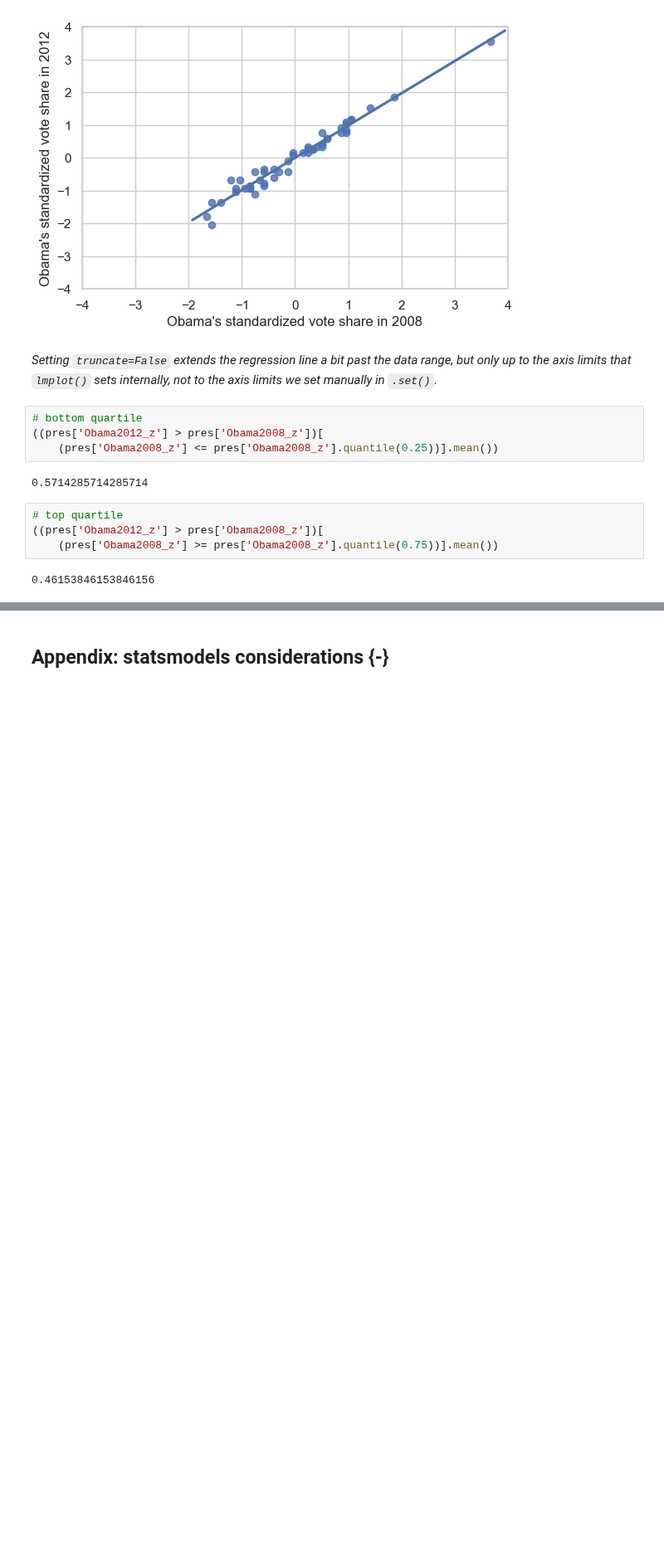
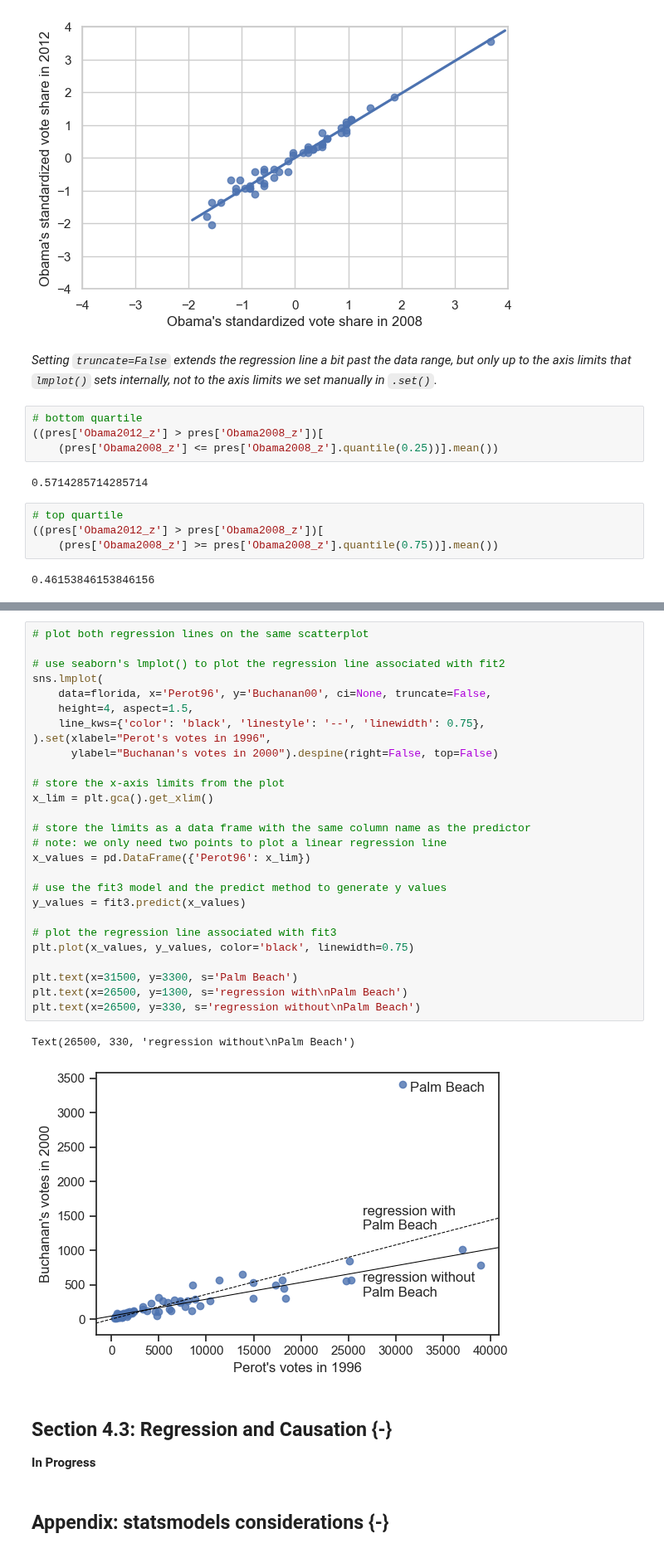
Before and after one commit to jeffallen13/qsspy, a Jupyter notebook: PREDICTION/prediction-py.ipynb, the cells around one changed output, grey strips where cells are left out. Shown at 83% size. Drawn from its saved outputs; the diff is of its cells as text; blank space fills up the shorter version.

Commit message:
Section 4.2 code complete. Fixed a few typos.

```diff
--- a/PREDICTION/prediction-py.ipynb
+++ b/PREDICTION/prediction-py.ipynb
@@ -668,3 +753,37 @@ sns.lmplot(
+# %%
+# plot both regression lines on the same scatterplot
+
+# use seaborn's lmplot() to plot the regression line associated with fit2
+sns.lmplot(
+    data=florida, x='Perot96', y='Buchanan00', ci=None, truncate=False,
+    height=4, aspect=1.5,
+    line_kws={'color': 'black', 'linestyle': '--', 'linewidth': 0.75},
+).set(xlabel="Perot's votes in 1996",
+      ylabel="Buchanan's votes in 2000").despine(right=False, top=False)
+
+# store the x-axis limits from the plot
+x_lim = plt.gca().get_xlim()
+
+# store the limits as a data frame with the same column name as the predictor
+# note: we only need two points to plot a linear regression line
+x_values = pd.DataFrame({'Perot96': x_lim})
+
+# use the fit3 model and the predict method to generate y values
+y_values = fit3.predict(x_values)
+
+# plot the regression line associated with fit3
+plt.plot(x_values, y_values, color='black', linewidth=0.75)
+
+plt.text(x=31500, y=3300, s='Palm Beach')
+plt.text(x=26500, y=1300, s='regression with\nPalm Beach')
+plt.text(x=26500, y=330, s='regression without\nPalm Beach')
+# %% [output]
+Text(26500, 330, 'regression without\nPalm Beach')
+[figure, added]
+# %% [markdown]
+## Section 4.3: Regression and Causation {-}
+
+**In Progress**
 # %% [markdown]
 ## Appendix: statsmodels considerations {-}
 # %% [markdown]
```
Also changed, not shown: parts of 13 cells of this notebook, 4 other files.
